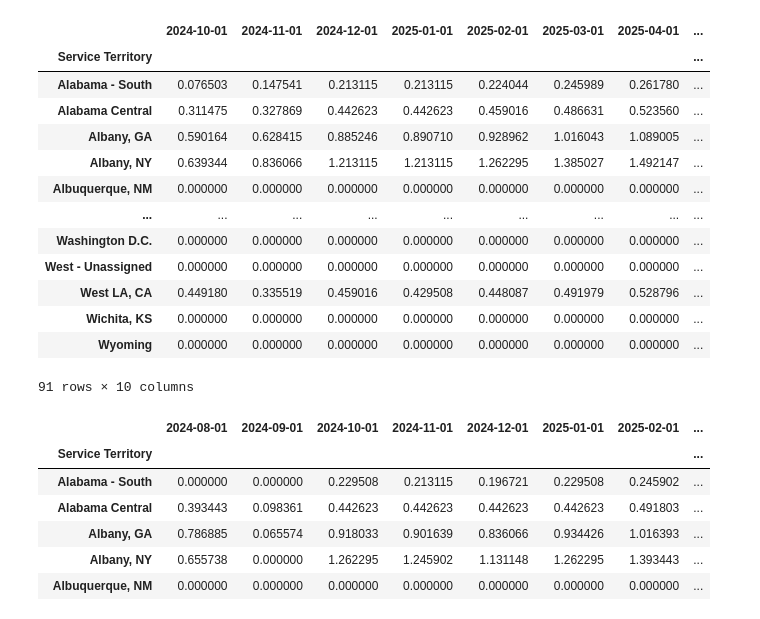
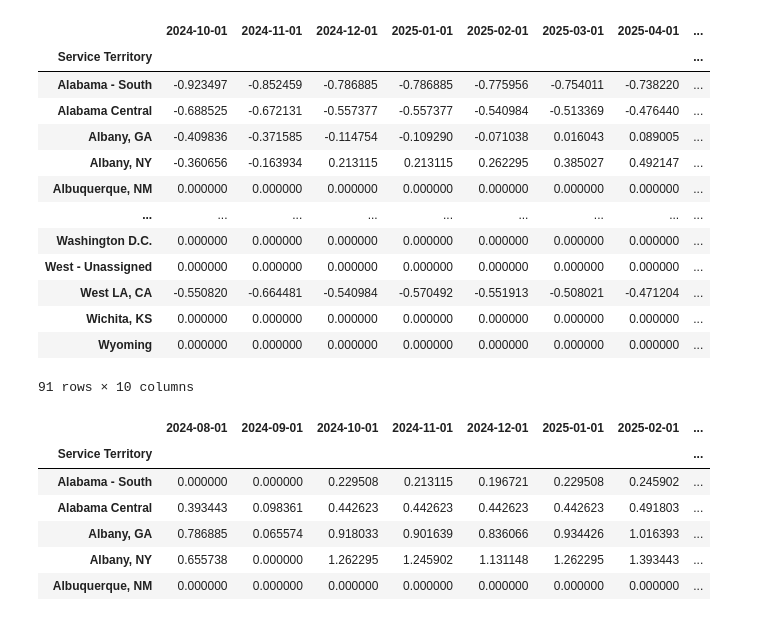
Before and after one commit to djdawkins-flock/binder-tech-hiring, a Jupyter notebook: tech_hiring_model.ipynb, the cells around one changed output. Drawn from its saved outputs; the diff is of its cells as text; code cells hidden in the pictures.

```diff
--- a/tech_hiring_model.ipynb
+++ b/tech_hiring_model.ipynb
@@ -3,3 +3,8 @@ import pandas as pd
 import numpy as np
 import math
 # from data.get_data import run_query, install_backlog_sql, maint_backlog_sql, live_fleet_sql, new_sales_sla_sql, locs_in_implementation_sql
+
+import main_functions as mf
+
+input_data = 'binder TEMPLATE Tech Hiring.xlsx'
+install_res_dict, maint_res_dict, wo_tech_mnthly_rr_less_ss = mf.run_model(input_data)
@@ -201,11 +10,0 @@ vendor_maint_budget_cap = convert_date_idx_to_str(vendor_capacity.loc['3P maint
-# %%
-wo_tech_wkyl_rr = monthly_inputs.loc['WO / tech / week', :]
-
-wo_tech_wkyl_rr_less_ss = wo_tech_wkyl_rr * (1-(install_with_ss_perc_val*(1-ss_perc_3p_val)))
-wo_tech_wkyl_rr_less_ss = wo_tech_wkyl_rr_less_ss.apply(lambda x: math.ceil(x))
-
-wo_tech_mnthly_rr_less_ss = wo_tech_wkyl_rr_less_ss * num_wks_in_month
-wo_tech_mnthly_rr_less_ss = wo_tech_mnthly_rr_less_ss.apply(lambda x: math.ceil(x))
-
-wo_tech_mnthly_rr_less_ss = convert_date_idx_to_str(wo_tech_mnthly_rr_less_ss)
-wo_tech_mnthly_rr_less_ss
@@ -870,21 +11,25 @@ dtype: float64
+# %%
+install_dt_unconstrained = install_res_dict['install_dt_unconstrained']
+qtrly_tech_cap = install_res_dict['qtrly_tech_cap']
 # %%
 roll_num = 3
-cap_perc_ma3 = install_dt_unconstrained.rolling(roll_num, axis=1).mean() / (qtrly_tech_cap.rolling(3, axis=1).mean() * wo_tech_mnthly_rr_less_ss.rolling(3, axis=0).mean())
+rolling_supply = (qtrly_tech_cap.rolling(3, axis=1).mean() * wo_tech_mnthly_rr_less_ss.rolling(3, axis=0).mean())
+cap_perc_ma3 = (install_dt_unconstrained.rolling(roll_num, axis=1).mean()-rolling_supply) / (rolling_supply)
 cap_perc_ma3 = cap_perc_ma3.iloc[:, roll_num-1:]
 cap_perc_ma3 = cap_perc_ma3.replace([np.inf, -np.inf], 0).fillna(0)
 cap_perc_ma3
 # %% [output]
 |  | 2024-10-01 | 2024-11-01 | 2024-12-01 | 2025-01-01 | 2025-02-01 | 2025-03-01 | 2025-04-01 | ... |
 | Service Territory |  |  |  |  |  |  |  | ... |
-| Alabama - South | 0.076503 | 0.147541 | 0.213115 | 0.213115 | 0.224044 | 0.245989 | 0.261780 | ... |
-| Alabama Central | 0.311475 | 0.327869 | 0.442623 | 0.442623 | 0.459016 | 0.486631 | 0.523560 | ... |
-| Albany, GA | 0.590164 | 0.628415 | 0.885246 | 0.890710 | 0.928962 | 1.016043 | 1.089005 | ... |
-| Albany, NY | 0.639344 | 0.836066 | 1.213115 | 1.213115 | 1.262295 | 1.385027 | 1.492147 | ... |
+| Alabama - South | -0.923497 | -0.852459 | -0.786885 | -0.786885 | -0.775956 | -0.754011 | -0.738220 | ... |
+| Alabama Central | -0.688525 | -0.672131 | -0.557377 | -0.557377 | -0.540984 | -0.513369 | -0.476440 | ... |
+| Albany, GA | -0.409836 | -0.371585 | -0.114754 | -0.109290 | -0.071038 | 0.016043 | 0.089005 | ... |
+| Albany, NY | -0.360656 | -0.163934 | 0.213115 | 0.213115 | 0.262295 | 0.385027 | 0.492147 | ... |
 | Albuquerque, NM | 0.000000 | 0.000000 | 0.000000 | 0.000000 | 0.000000 | 0.000000 | 0.000000 | ... |
 | ... | ... | ... | ... | ... | ... | ... | ... | ... |
 | Washington D.C. | 0.000000 | 0.000000 | 0.000000 | 0.000000 | 0.000000 | 0.000000 | 0.000000 | ... |
 | West - Unassigned | 0.000000 | 0.000000 | 0.000000 | 0.000000 | 0.000000 | 0.000000 | 0.000000 | ... |
-| West LA, CA | 0.449180 | 0.335519 | 0.459016 | 0.429508 | 0.448087 | 0.491979 | 0.528796 | ... |
+| West LA, CA | -0.550820 | -0.664481 | -0.540984 | -0.570492 | -0.551913 | -0.508021 | -0.471204 | ... |
 | Wichita, KS | 0.000000 | 0.000000 | 0.000000 | 0.000000 | 0.000000 | 0.000000 | 0.000000 | ... |
 | Wyoming | 0.000000 | 0.000000 | 0.000000 | 0.000000 | 0.000000 | 0.000000 | 0.000000 | ... |
 91 rows × 10 columns
```
Also changed, not shown: parts of 60 cells of this notebook.
